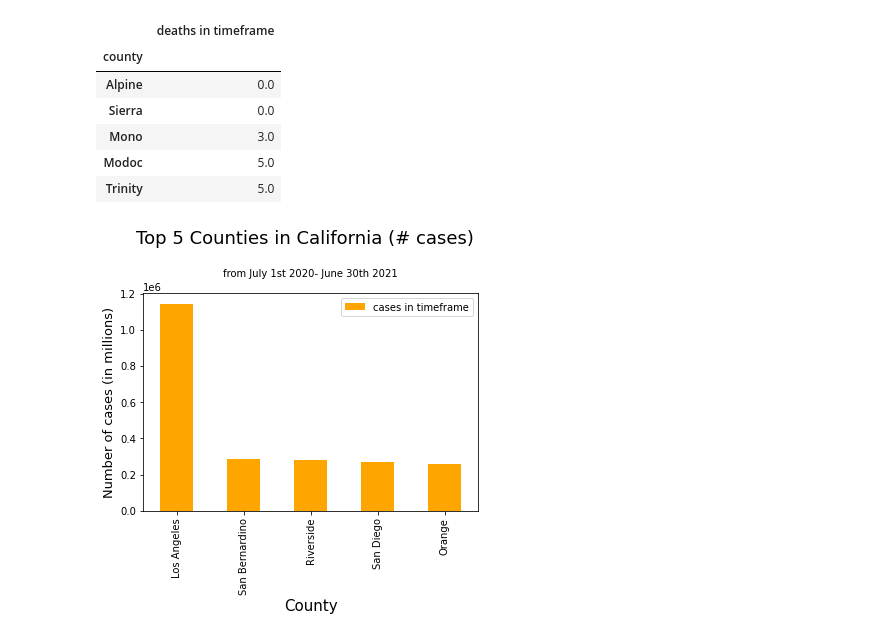
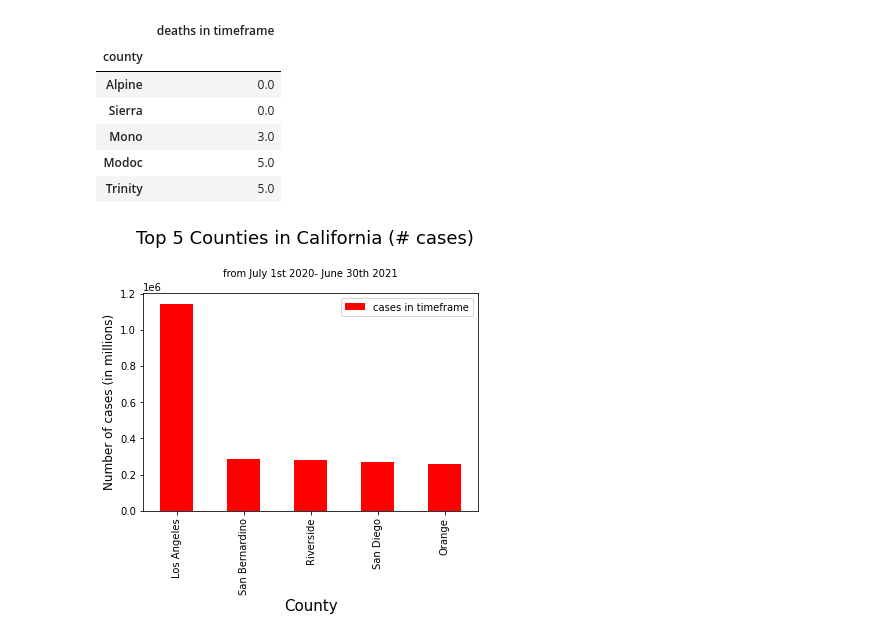
Before and after one commit to KellyStave/Project-1-, a Jupyter notebook: project_1_covid_top_bottom_counties.ipynb, the cells around one changed output. Saved outputs shown, nothing was run; the diff lists cells and outputs as text; code cells hidden in the pictures.

```diff
--- a/project_1_covid_top_bottom_counties.ipynb
+++ b/project_1_covid_top_bottom_counties.ipynb
@@ -56,7 +97,7 @@ end.head()
 # %%
 # Finding the top 5 countries according to number of cases
 top_counties_cases= end.nlargest(5, 'cases in timeframe')
-top_counties_cases = top_counties_cases.drop(columns=['date', 'state','cases','deaths','deaths in timeframe'])
+top_counties_cases = top_counties_cases.drop(columns=['date', 'state','cases','deaths','deaths in timeframe','population','area', 'density'])
 top_counties_cases
 # %% [output]
 |  | cases in timeframe |
@@ -107,13 +148,13 @@ bottom_counties_deaths
 | Trinity | 5.0 |
 # %%
 # Graphing Top 5 Counties in California according to number of cases in choosen period
-plot = top_counties_cases.plot(kind = 'bar', color="orange")
+plot = top_counties_cases.plot(kind = 'bar', color="red")
 plot.set_xlabel("County", fontsize=15)
-plot.set_ylabel("Number of cases (in millions)",x=3, fontsize=13)
+plot.set_ylabel("Number of cases (in millions)",x=3, fontsize=12)
 plt.suptitle("Top 5 Counties in California (# cases)",y=1.1, fontsize=18)
 plt.title("from July 1st 2020- June 30th 2021", y=1.05, fontsize=10)
 plt.savefig("./Images/top_counties_cases.png")
 # %% [output]
-[figure, old version]
+[figure, new version]
 # %%
 # Graphing Top 5 Counties in California according to number of deaths in choosen period
```
Also changed, not shown: parts of 21 cells of this notebook.
